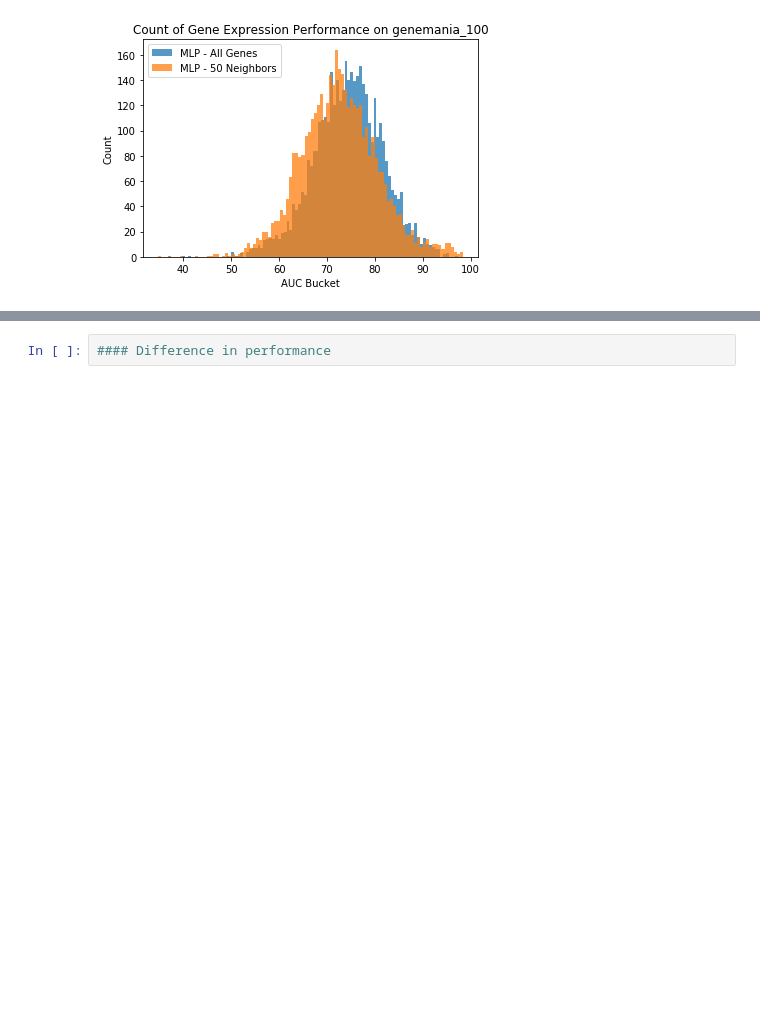
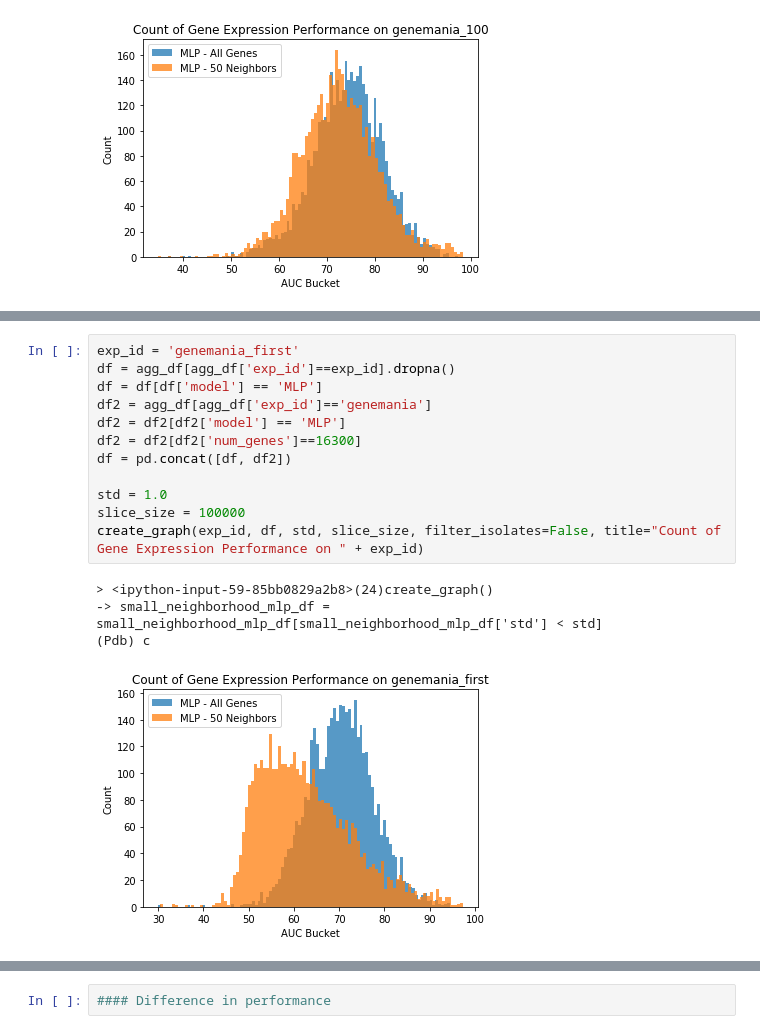
Before and after one commit to mila-iqia/gene-graph-conv, a Jupyter notebook: single_gene_inference-6-charts+lr+100.ipynb, the cells around one changed output, grey strips where cells are left out. Drawn from its saved outputs; the diff is of its cells as text; blank space fills up the shorter version.

```diff
--- a/single_gene_inference-6-charts+lr+100.ipynb
+++ b/single_gene_inference-6-charts+lr+100.ipynb
@@ -216,0 +231,17 @@ create_graph(exp_id, df, std, slice_size, filter_isolates=False, title="Count of
+# %%
+exp_id = 'genemania_first'
+df = agg_df[agg_df['exp_id']==exp_id].dropna()
+df = df[df['model'] == 'MLP']
+df2 = agg_df[agg_df['exp_id']=='genemania']
+df2 = df2[df2['model'] == 'MLP']
+df2 = df2[df2['num_genes']==16300]
+df = pd.concat([df, df2])
+
+std = 1.0
+slice_size = 100000
+create_graph(exp_id, df, std, slice_size, filter_isolates=False, title="Count of Gene Expression Performance on " + exp_id)
+# %% [output]
+> <ipython-input-59-85bb0829a2b8>(24)create_graph()
+-> small_neighborhood_mlp_df = small_neighborhood_mlp_df[small_neighborhood_mlp_df['std'] < std]
+(Pdb) c
+[figure, added]
```
Also changed, not shown: parts of 11 cells of this notebook.
